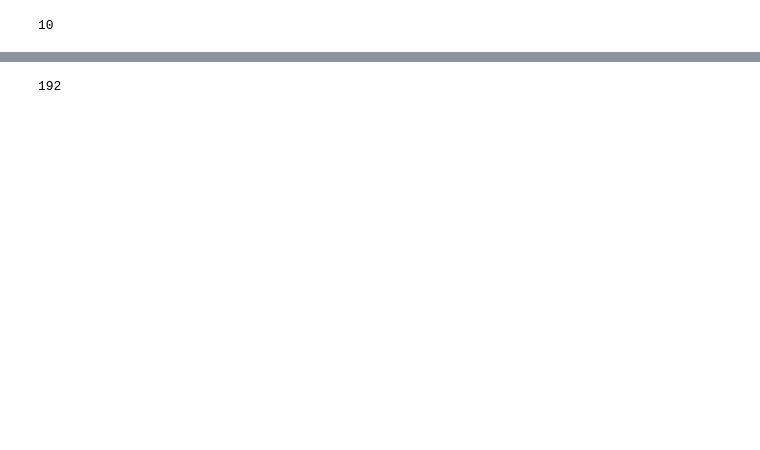
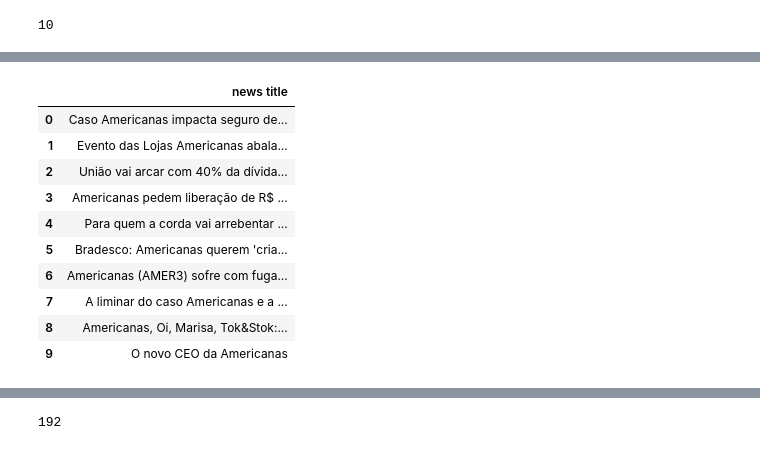
Before and after one commit to FGalvao77/Desenvolvendo-tecnicas-de-Web-Scraping, a Jupyter notebook: Desenvolvendo_técnicas_de_Web_Scraping_com_Python.ipynb, the cells around one changed output, grey strips where cells are left out. Drawn from its saved outputs; the diff is of its cells as text; code cells hidden in the pictures; blank space fills up the shorter version.

```diff
--- a/Desenvolvendo_técnicas_de_Web_Scraping_com_Python.ipynb
+++ b/Desenvolvendo_técnicas_de_Web_Scraping_com_Python.ipynb
@@ -233,3 +225,21 @@ news[0].split()
+# %%
+# criando um data frame com o objeto "news"
+df = pd.DataFrame(news, columns=['news title'])
+
+# visualizando o data frame criado
+df
+# %% [output]
+|  | news title |
+| 0 | Caso Americanas impacta seguro de... |
+| 1 | Evento das Lojas Americanas abala... |
+| 2 | União vai arcar com 40% da dívida... |
+| 3 | Americanas pedem liberação de R$ ... |
+| 4 | Para quem a corda vai arrebentar ... |
+| 5 | Bradesco: Americanas querem 'cria... |
+| 6 | Americanas (AMER3) sofre com fuga... |
+| 7 | A liminar do caso Americanas e a ... |
+| 8 | Americanas, Oi, Marisa, Tok&Stok:... |
+| 9 | O novo CEO da Americanas |
 # %%
 # concatenando as notícias em somente um elemento para a seguir realizar a plotagem da nuvem de palavras
 concatenate_words = ''
```
Also changed, not shown: parts of 18 cells of this notebook.
